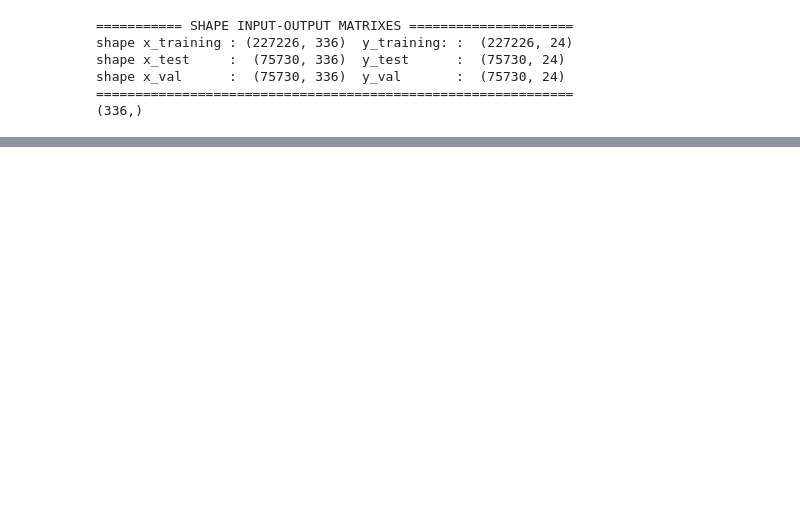
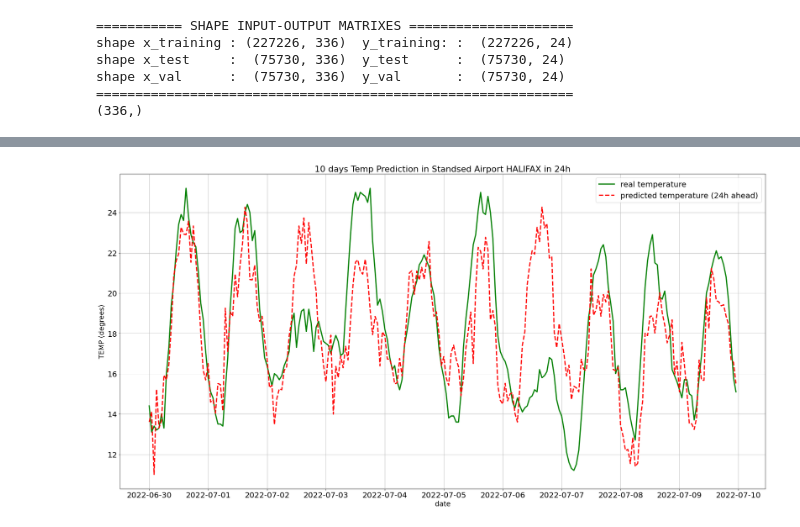
Before and after one commit to castorgit/weather_prediction, a Jupyter notebook: Data_analysis_WeatherYHZ(#v5 Random forest 48h).ipynb, the cells around one changed output, grey strips where cells are left out. Cells and saved outputs as stored; diff of their text form; code cells hidden in the pictures; blank space fills up the shorter version.

```diff
--- a/Data_analysis_WeatherYHZ(#v5 Random forest 48h).ipynb
+++ b/Data_analysis_WeatherYHZ(#v5 Random forest 48h).ipynb
@@ -259,21 +270,23 @@ plt.show()
 # %%
 #plot prediction and ground truth
 # Let's do it for the last 100 days
 N = 240
 d = [x for x in range(N)]
 d1 = ts_multivar_original.iloc[-N:]
 
 df_temps = df_day_grouped[df_day_grouped['date'].dt.year == 2021 ]
 fig, ax = plt.subplots(figsize=(30,15))
 
 ax.plot(d1['date'],v_y[-N:,],color='green',linewidth=3.0, )
 ax.plot(d1['date'],v_yp[-N:,],color='red',linewidth=3.0, linestyle='--')
 ax.legend(["real temperature", "predicted temperature (24h ahead)"])
-plt.title("10 days Temp Prediction in Standsed Airport HALIFAX" in "+str(y)", size=22)
+plt.title("10 days Temp Prediction in Standsed Airport HALIFAX in "+str(ahead)+"h", size=22)
 plt.ylabel("TEMP (degrees)", size=18)
 plt.xlabel("date", size=18)
 plt.grid(axis='both')
 plt.xticks(fontsize=20)
 plt.yticks(fontsize=20)
 
 plt.show()
+# %% [output]
+[figure, added]
```
Also changed, not shown: parts of 10 cells of this notebook, 1 other file.
